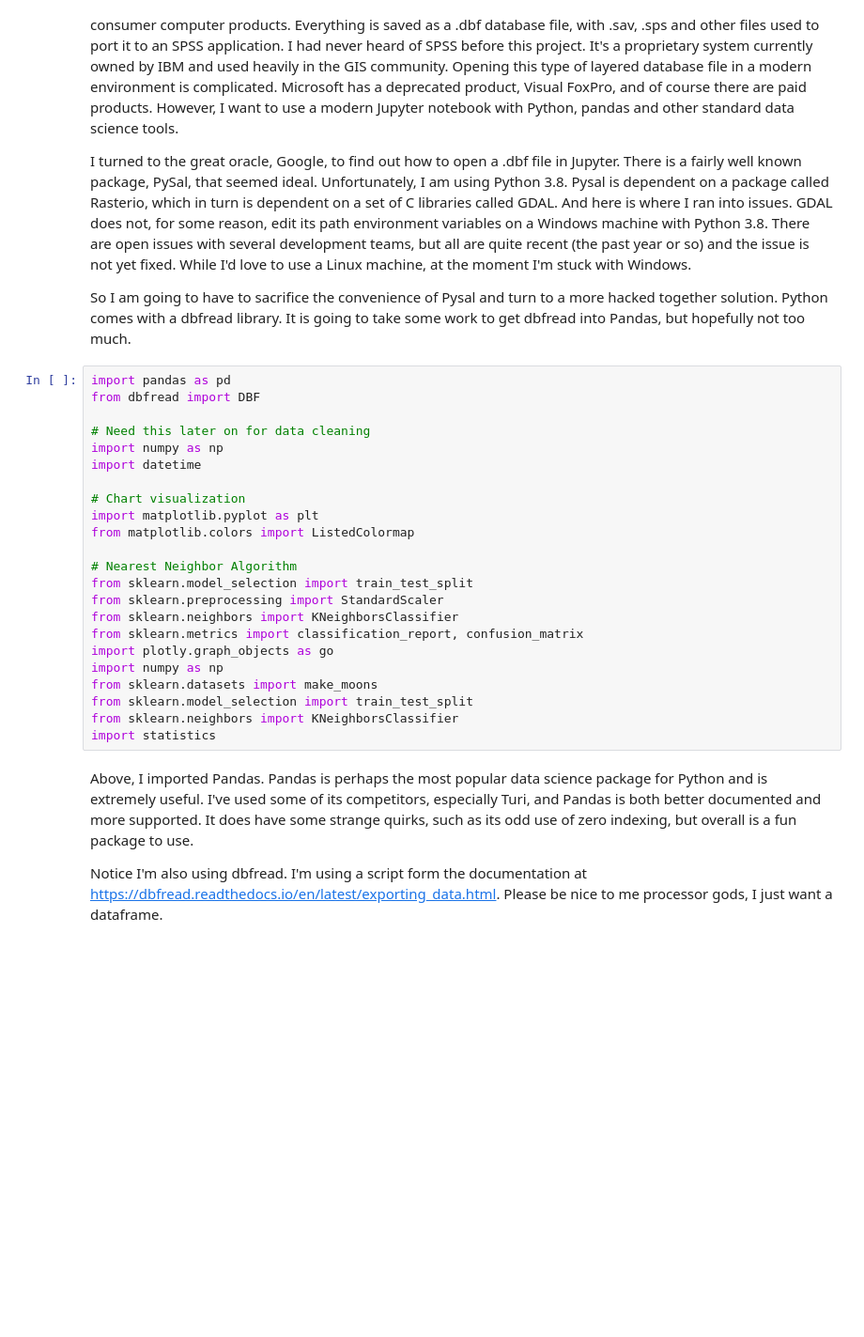
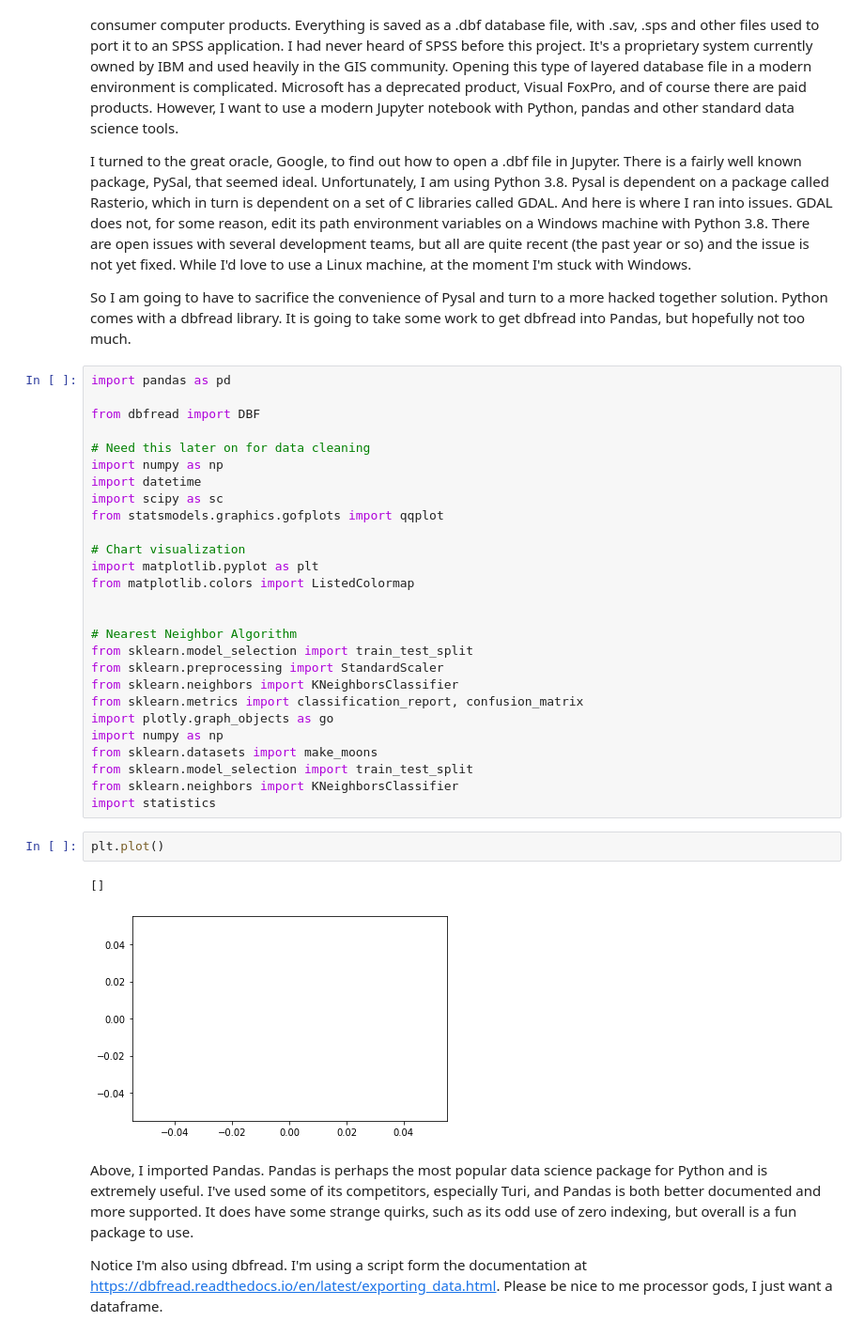
Before and after one commit to janneyt/Slave-Experience-Data-Analysis, a Jupyter notebook: SlaveExperienceLouisianaPart1(1).ipynb, the cells around one changed output. Shown: that part at 94% size. Saved outputs shown, nothing was run; the diff lists cells and outputs as text; blank space fills up the shorter version.

Commit message:
Adding data visualization
Figured out how to plot columns against the year column.

```diff
--- a/SlaveExperienceLouisianaPart1(1).ipynb
+++ b/SlaveExperienceLouisianaPart1(1).ipynb
@@ -8,15 +8,19 @@ I turned to the great oracle, Google, to find out how to open a .dbf file in Jup
 So I am going to have to sacrifice the convenience of Pysal and turn to a more hacked together solution. Python comes with a dbfread library. It is going to take some work to get dbfread into Pandas, but hopefully not too much.
 # %%
 import pandas as pd
+
 from dbfread import DBF
 
 # Need this later on for data cleaning
 import numpy as np
 import datetime
+import scipy as sc
+from statsmodels.graphics.gofplots import qqplot
 
 # Chart visualization
 import matplotlib.pyplot as plt
 from matplotlib.colors import ListedColormap
+
 
 # Nearest Neighbor Algorithm
 from sklearn.model_selection import train_test_split
@@ -29,6 +33,11 @@ from sklearn.datasets import make_moons
 from sklearn.model_selection import train_test_split
 from sklearn.neighbors import KNeighborsClassifier
 import statistics
+# %%
+plt.plot()
+# %% [output]
+[]
+[figure, added]
 # %% [markdown]
 Above, I imported Pandas. Pandas is perhaps the most popular data science package for Python and is extremely useful. I've used some of its competitors, especially Turi, and Pandas is both better documented and more supported. It does have some strange quirks, such as its odd use of zero indexing, but overall is a fun package to use.
 
```
Also changed, not shown: parts of 300 cells of this notebook.
